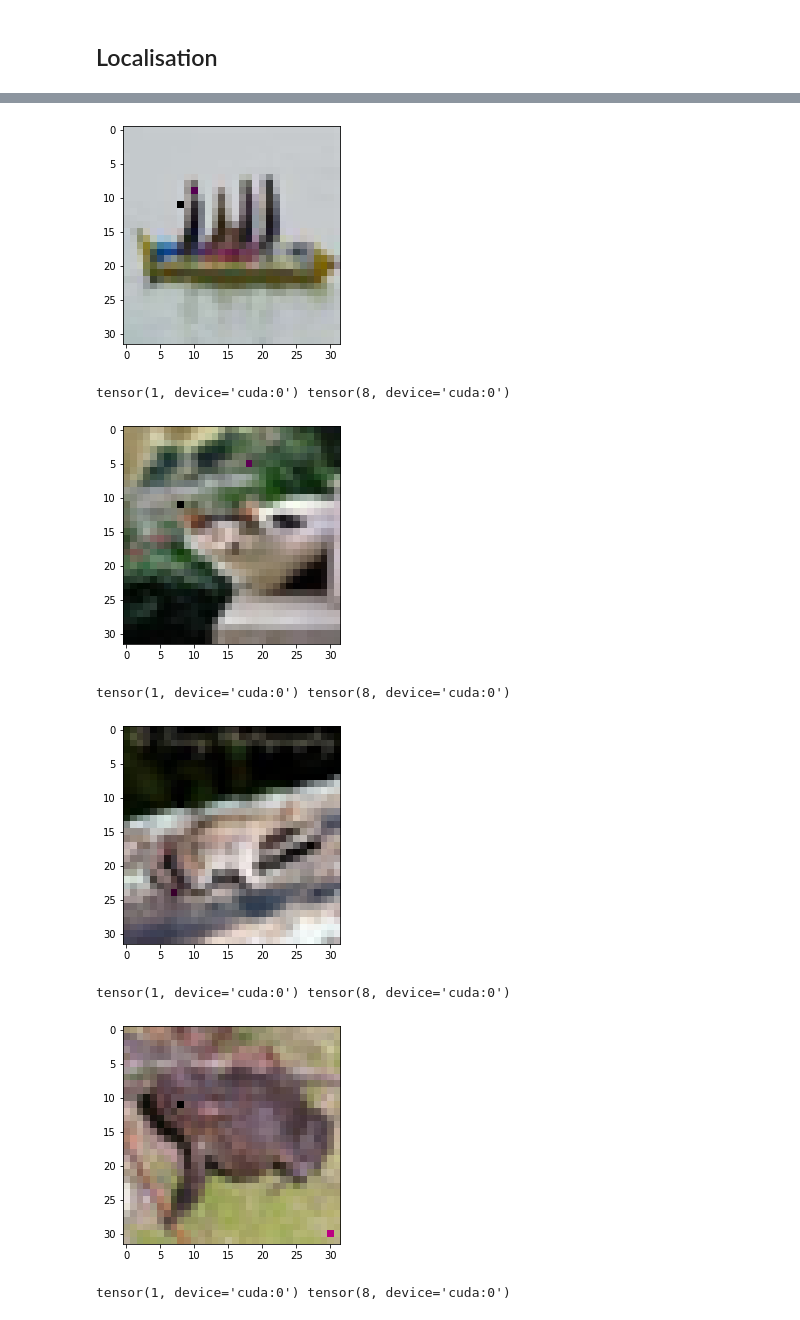
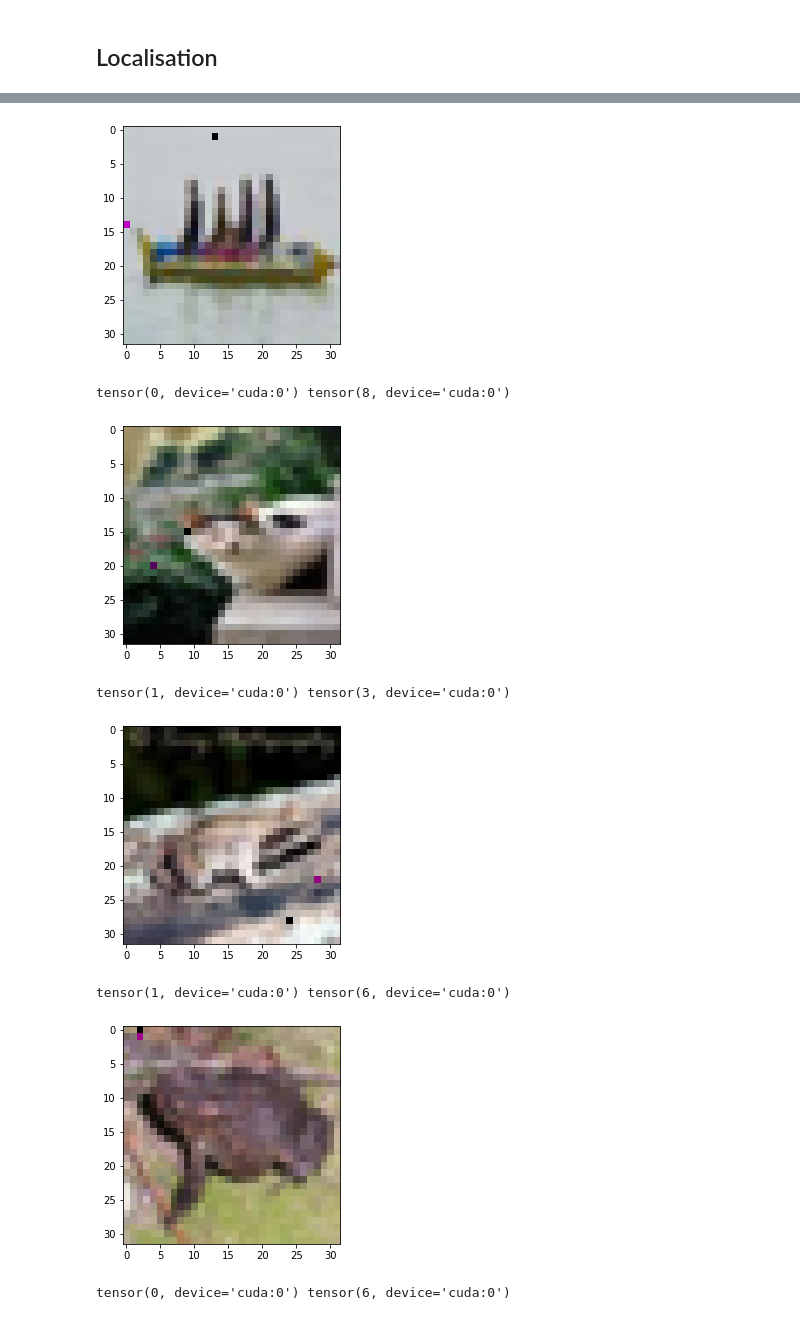
Before and after one commit to anfimka/torch-practice, a Jupyter notebook: cv-practice-pixel-localisation.ipynb, the cells around one changed output, grey strips where cells are left out. Cells and saved outputs as stored; diff of their text form; code cells hidden in the pictures.

```diff
--- a/cv-practice-pixel-localisation.ipynb
+++ b/cv-practice-pixel-localisation.ipynb
@@ -25,8 +27,8 @@ Files already downloaded and verified
 # %%
 train_loader = torch.utils.data.DataLoader(trainset, batch_size=128,
-                                          shuffle=True, num_workers=4)
+                                          shuffle=True, num_workers=2)
 test_loader = torch.utils.data.DataLoader(testset, batch_size=100,
-                                         shuffle=False, num_workers=4)
+                                         shuffle=False, num_workers=2)
 # %%
 class SimpleNet(torch.nn.Module):
     def __init__(self):
@@ -193,4 +193,5 @@ Epoch 9 | test: loss 0.7374675494432449 | accuracy 0.7458999752998352
 # %%
 net = resnet18(pretrained=True)
-#net.fc = torch.nn.Linear(in_features=512, out_features=10, bias=True) #замена последнего слоя на 10 классов (вместо 1000)
+net.fc = torch.nn.Linear(in_features=512, out_features=10, bias=True) #замена последнего слоя на 10 классов (вместо 1000)
 net = net.to(device)
+optimizer = torch.optim.Adam(net.parameters(), lr=0.0001)
@@ -309,8 +310,8 @@ imshow(next(iter(PixelRegressionDataset(trainset)))['image'])
 ## Localisation
 # %%
 train_loader = torch.utils.data.DataLoader(PixelRegressionDataset(trainset), batch_size=128,
-                                          shuffle=True, num_workers=4)
+                                          shuffle=True, num_workers=2)
 test_loader = torch.utils.data.DataLoader(PixelRegressionDataset(testset), batch_size=100,
-                                         shuffle=False, num_workers=4)
+                                         shuffle=False, num_workers=2)
 # %%
 net = resnet18(pretrained=True)
@@ -319,7 +320,7 @@ net = net.to(device)
 # %%
 loss_function_xy = torch.nn.L1Loss()
 loss_function_CE = torch.nn.CrossEntropyLoss()
-optimizer = torch.optim.Adam(net.parameters(), lr=0.001)
+optimizer = torch.optim.Adam(net.parameters(), lr=0.0001)
 # %%
 for epoch in range(10):
 
@@ -376,16 +377,16 @@ Epoch 9 | train loss 1.8453470008147648| test loss 1.9271371519565583
 # %%
 for i in range(10):
     image_tensor = images[i].cpu().clone()
-    x, y = predictions[0, 10:].cpu().round().int()
+    x, y = predictions[i, 10:].cpu().round().int()
     image_tensor[:, y.item(), x.item()] = -1
     imshow(image_tensor)
-    print(predictions[0, 10:].argmax(dim=0), labels[0])
+    print(predictions[i, 10:].argmax(dim=0), labels[i])
 # %% [output]
-[figure, old version]
+[figure, new version]
-tensor(1, device='cuda:0') tensor(8, device='cuda:0')
+tensor(0, device='cuda:0') tensor(8, device='cuda:0')
-[figure, old version]
+[figure, new version]
-tensor(1, device='cuda:0') tensor(8, device='cuda:0')
+tensor(1, device='cuda:0') tensor(3, device='cuda:0')
-[figure, old version]
+[figure, new version]
-tensor(1, device='cuda:0') tensor(8, device='cuda:0')
+tensor(1, device='cuda:0') tensor(6, device='cuda:0')
-[figure, old version]
+[figure, new version]
-tensor(1, device='cuda:0') tensor(8, device='cuda:0')
+tensor(0, device='cuda:0') tensor(6, device='cuda:0')
```
Also changed, not shown: parts of 8 cells of this notebook.
